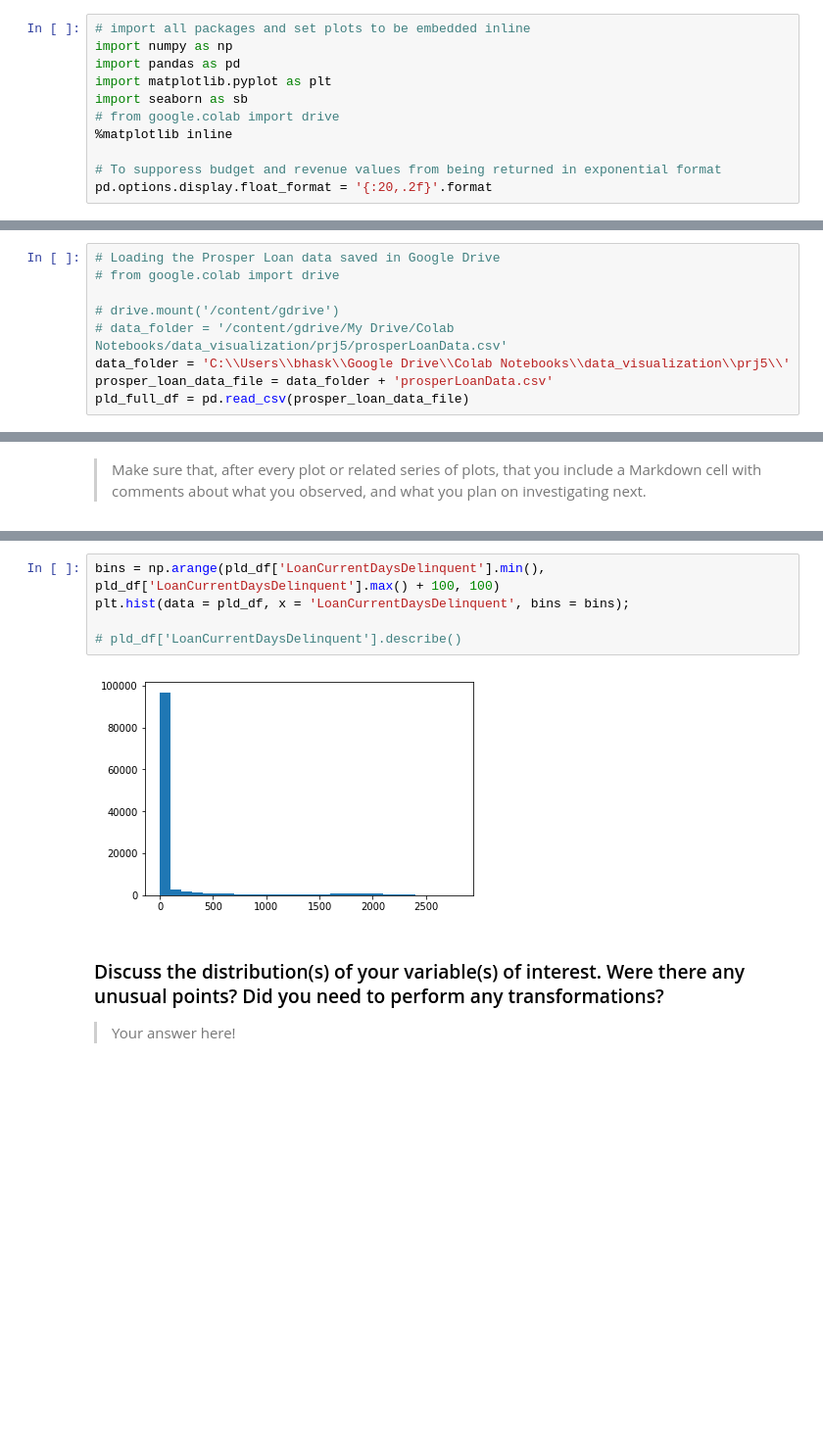
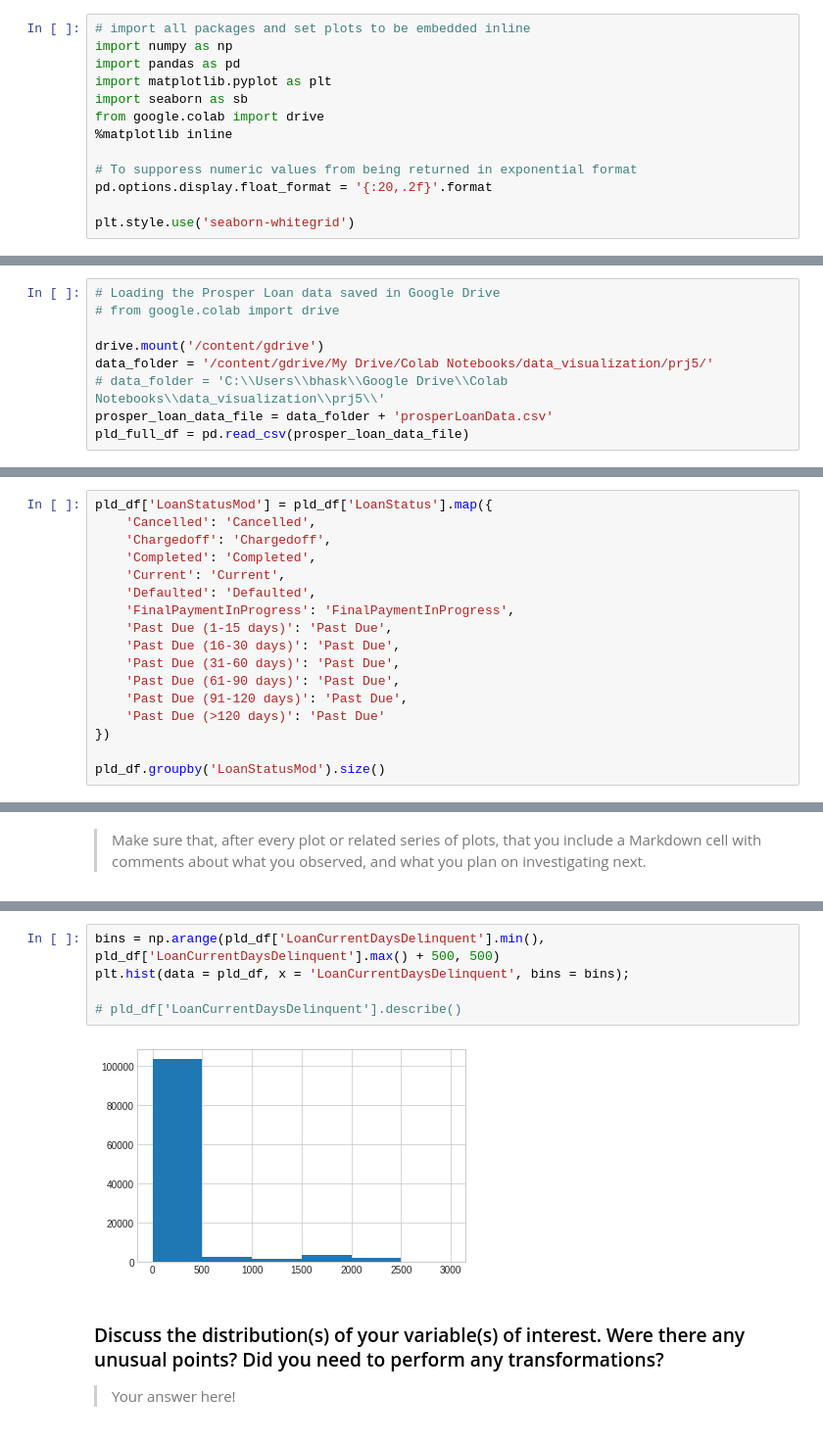
Before and after one commit to bthodla/danano, a Jupyter notebook: prj5/exploration_template.ipynb, the cells around one changed output, grey strips where cells are left out. Shown at 98% size. Saved outputs shown, nothing was run; the diff lists cells and outputs as text; blank space fills up the shorter version.

```diff
--- a/prj5/exploration_template.ipynb
+++ b/prj5/exploration_template.ipynb
@@ -17,11 +19,13 @@ import numpy as np
 import pandas as pd
 import matplotlib.pyplot as plt
 import seaborn as sb
-# from google.colab import drive
+from google.colab import drive
 %matplotlib inline
 
-# To supporess budget and revenue values from being returned in exponential format
+# To supporess numeric values from being returned in exponential format
 pd.options.display.float_format = '{:20,.2f}'.format
+
+plt.style.use('seaborn-whitegrid')
 # %% [markdown]
 > Load in your dataset and describe its properties through the questions below.
 Try and motivate your exploration goals through this section.
@@ -29,8 +33,8 @@ Try and motivate your exploration goals through this section.
 # Loading the Prosper Loan data saved in Google Drive
 # from google.colab import drive
 
-# drive.mount('/content/gdrive')
-# data_folder = '/content/gdrive/My Drive/Colab Notebooks/data_visualization/prj5/prosperLoanData.csv'
-data_folder = 'C:\\Users\\bhask\\Google Drive\\Colab Notebooks\\data_visualization\\prj5\\'
+drive.mount('/content/gdrive')
+data_folder = '/content/gdrive/My Drive/Colab Notebooks/data_visualization/prj5/'
+# data_folder = 'C:\\Users\\bhask\\Google Drive\\Colab Notebooks\\data_visualization\\prj5\\'
 prosper_loan_data_file = data_folder + 'prosperLoanData.csv'
 pld_full_df = pd.read_csv(prosper_loan_data_file)
@@ -136,0 +130,17 @@ dtype: int64
+# %%
+pld_df['LoanStatusMod'] = pld_df['LoanStatus'].map({
+    'Cancelled': 'Cancelled',
+    'Chargedoff': 'Chargedoff',
+    'Completed': 'Completed',
+    'Current': 'Current',
+    'Defaulted': 'Defaulted',
+    'FinalPaymentInProgress': 'FinalPaymentInProgress',
+    'Past Due (1-15 days)': 'Past Due',
+    'Past Due (16-30 days)': 'Past Due',
+    'Past Due (31-60 days)': 'Past Due',
+    'Past Due (61-90 days)': 'Past Due',
+    'Past Due (91-120 days)': 'Past Due',
+    'Past Due (>120 days)': 'Past Due'
+})
+
+pld_df.groupby('LoanStatusMod').size()
@@ -420,10 +508,10 @@ plt.xticks(ticks, labels);
 # %%
-bins = np.arange(pld_df['LoanCurrentDaysDelinquent'].min(), pld_df['LoanCurrentDaysDelinquent'].max() + 100, 100)
+bins = np.arange(pld_df['LoanCurrentDaysDelinquent'].min(), pld_df['LoanCurrentDaysDelinquent'].max() + 500, 500)
 plt.hist(data = pld_df, x = 'LoanCurrentDaysDelinquent', bins = bins);
 
 # pld_df['LoanCurrentDaysDelinquent'].describe()
 # %% [output]
-[figure, old version]
+[figure, new version]
 # %% [markdown]
 ### Discuss the distribution(s) of your variable(s) of interest. Were there any unusual points? Did you need to perform any transformations?
 
```
Also changed, not shown: parts of 27 cells of this notebook.
